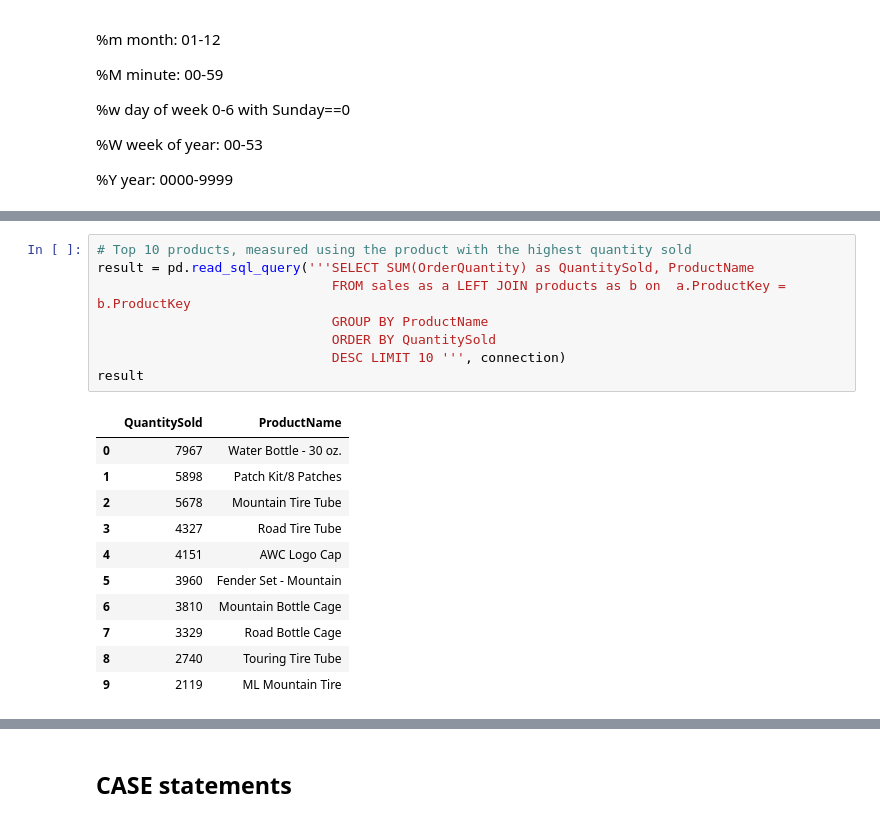
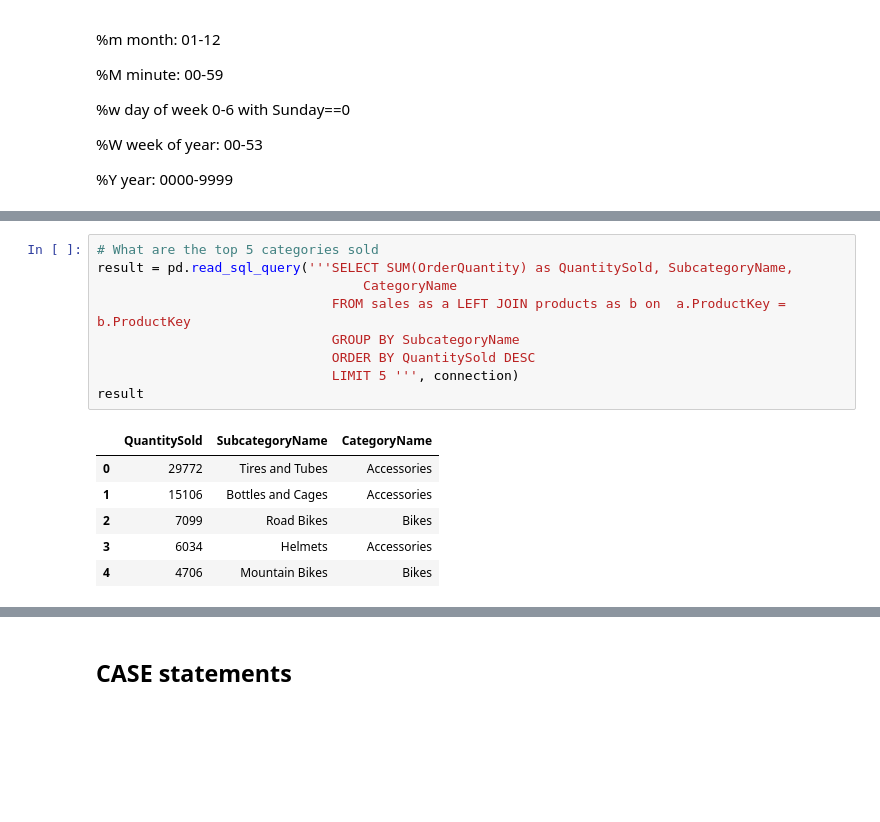
Before and after one commit to AISaturdaysLagos/cohort8_materials, a Jupyter notebook: Lab_4.ipynb, the cells around one changed output, grey strips where cells are left out. Saved outputs shown, nothing was run; the diff lists cells and outputs as text; blank space fills up the shorter version.

```diff
--- a/Lab_4.ipynb
+++ b/Lab_4.ipynb
@@ -180,20 +279,16 @@ result
 # %%
-# Top 10 products, measured using the product with the highest quantity sold
-result = pd.read_sql_query('''SELECT SUM(OrderQuantity) as QuantitySold, ProductName
+# What are the top 5 categories sold
+result = pd.read_sql_query('''SELECT SUM(OrderQuantity) as QuantitySold, SubcategoryName,
+                                  CategoryName
                               FROM sales as a LEFT JOIN products as b on  a.ProductKey = b.ProductKey
-                              GROUP BY ProductName
-                              ORDER BY QuantitySold
-                              DESC LIMIT 10 ''', connection)
+                              GROUP BY SubcategoryName
+                              ORDER BY QuantitySold DESC
+                              LIMIT 5 ''', connection)
 result
 # %% [output]
-|  | QuantitySold | ProductName |
-| 0 | 7967 | Water Bottle - 30 oz. |
-| 1 | 5898 | Patch Kit/8 Patches |
-| 2 | 5678 | Mountain Tire Tube |
-| 3 | 4327 | Road Tire Tube |
-| 4 | 4151 | AWC Logo Cap |
-| 5 | 3960 | Fender Set - Mountain |
-| 6 | 3810 | Mountain Bottle Cage |
-| 7 | 3329 | Road Bottle Cage |
-| 8 | 2740 | Touring Tire Tube |
-| 9 | 2119 | ML Mountain Tire |
+|  | QuantitySold | SubcategoryName | CategoryName |
+| 0 | 29772 | Tires and Tubes | Accessories |
+| 1 | 15106 | Bottles and Cages | Accessories |
+| 2 | 7099 | Road Bikes | Bikes |
+| 3 | 6034 | Helmets | Accessories |
+| 4 | 4706 | Mountain Bikes | Bikes |
```
Also changed, not shown: parts of 46 cells of this notebook.
